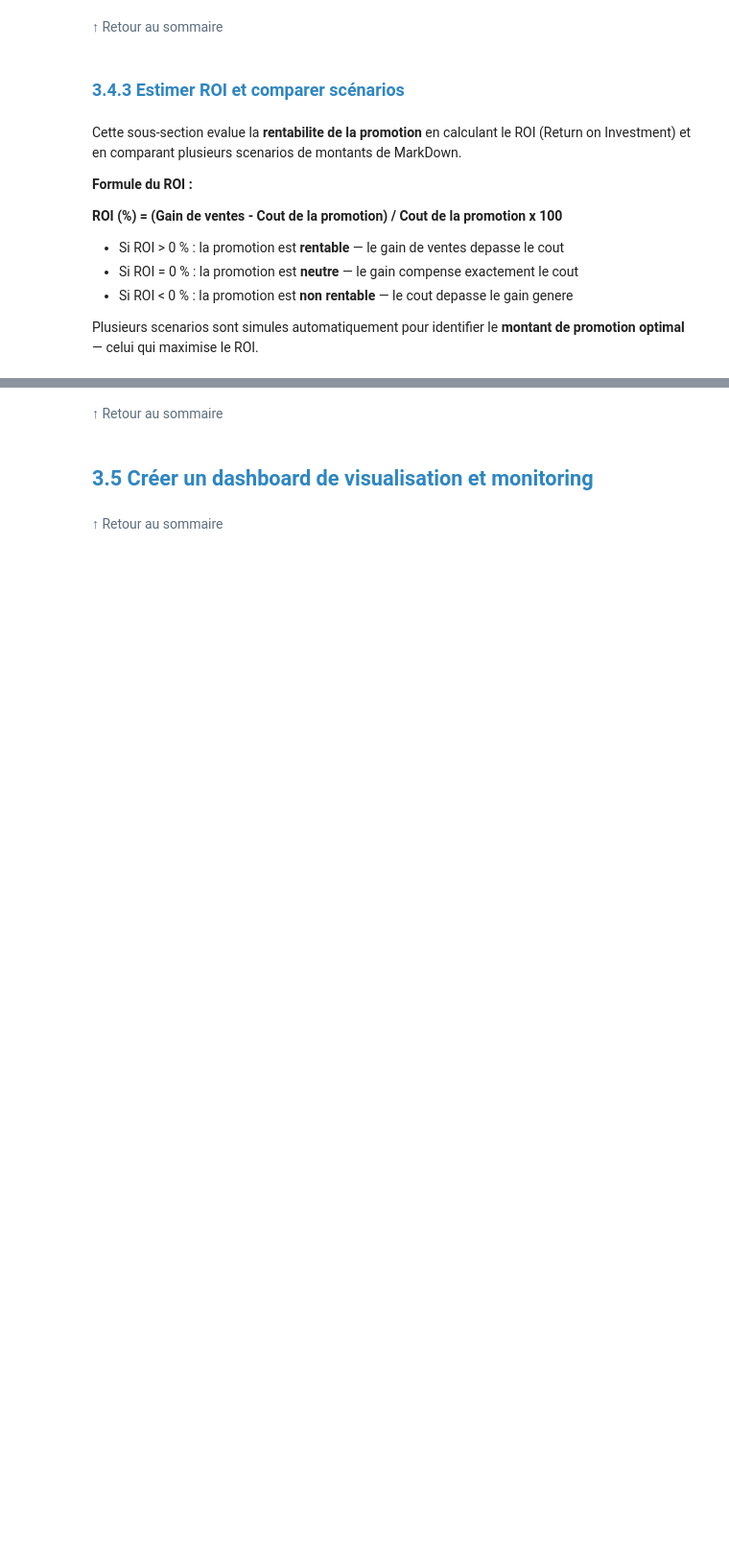
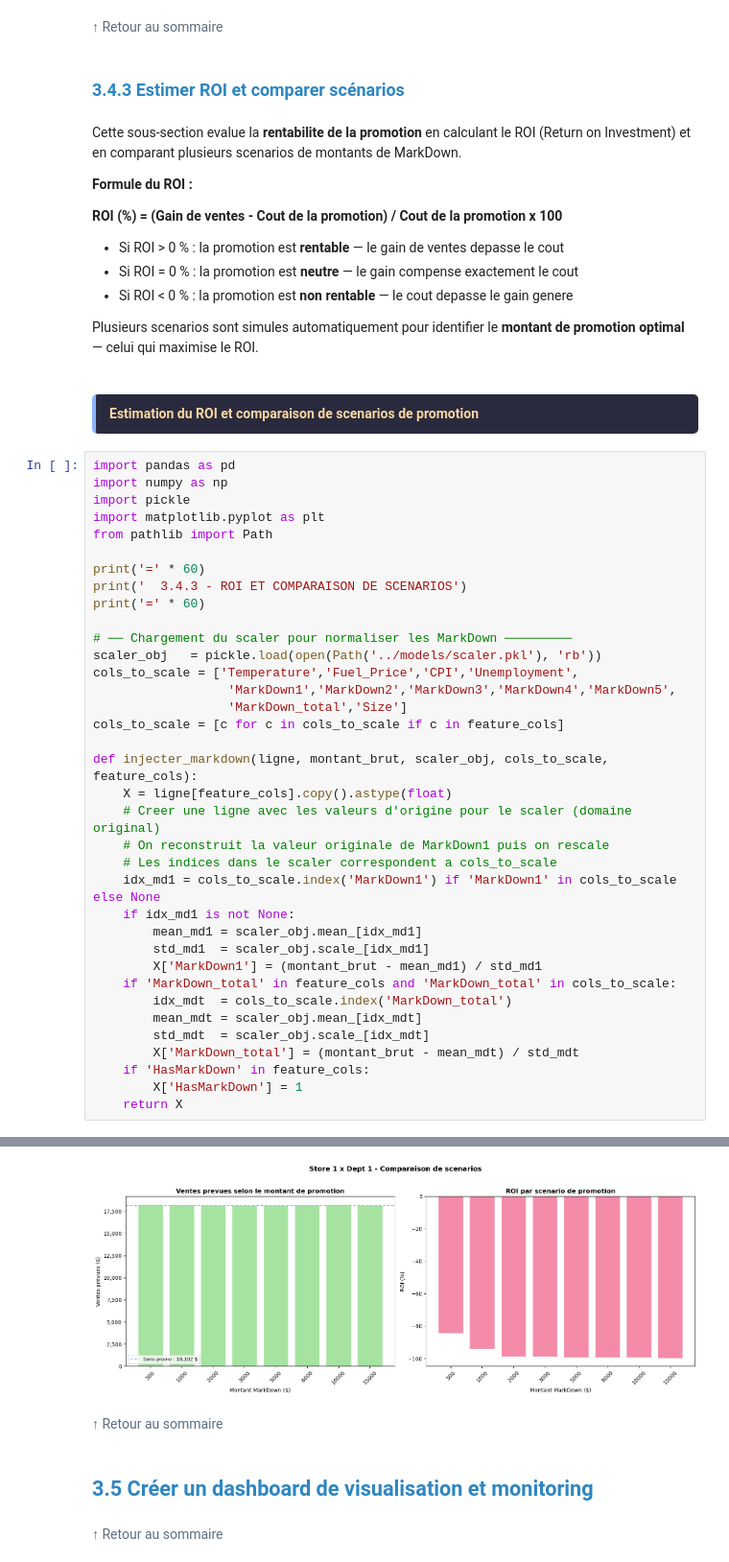
Before and after one commit to AnisHemaida/walmart-sales-forecasting, a Jupyter notebook: notebooks/SIPV_Walmart_EPIC3.ipynb, the cells around one changed output, grey strips where cells are left out. Shown at 96% size. Saved outputs shown, nothing was run; the diff lists cells and outputs as text; blank space fills up the shorter version.

Commit message:
Ajout estimation ROI scenarios comparatifs 02

```diff
--- a/notebooks/SIPV_Walmart_EPIC3.ipynb
+++ b/notebooks/SIPV_Walmart_EPIC3.ipynb
@@ -1102,3 +1102,44 @@ Cette sous-section evalue la **rentabilite de la promotion** en calculant le ROI
 - Si ROI < 0 % : la promotion est **non rentable** — le cout depasse le gain genere
 
 Plusieurs scenarios sont simules automatiquement pour identifier le **montant de promotion optimal** — celui qui maximise le ROI.
+# %% [markdown]
+<div style="background:#2a2a3e; border-left:4px solid #89b4fa; padding:10px 14px; border-radius:5px; margin-top:16px; color:#FAD7A0;">
+<strong>Estimation du ROI et comparaison de scenarios de promotion</strong>
+</div>
+# %%
+import pandas as pd
+import numpy as np
+import pickle
+import matplotlib.pyplot as plt
+from pathlib import Path
+
+print('=' * 60)
+print('  3.4.3 - ROI ET COMPARAISON DE SCENARIOS')
+print('=' * 60)
+
+# ── Chargement du scaler pour normaliser les MarkDown ─────────
+scaler_obj   = pickle.load(open(Path('../models/scaler.pkl'), 'rb'))
+cols_to_scale = ['Temperature','Fuel_Price','CPI','Unemployment',
+                  'MarkDown1','MarkDown2','MarkDown3','MarkDown4','MarkDown5',
+                  'MarkDown_total','Size']
+cols_to_scale = [c for c in cols_to_scale if c in feature_cols]
+
+def injecter_markdown(ligne, montant_brut, scaler_obj, cols_to_scale, feature_cols):
+    X = ligne[feature_cols].copy().astype(float)
+    # Creer une ligne avec les valeurs d'origine pour le scaler (domaine original)
+    # On reconstruit la valeur originale de MarkDown1 puis on rescale
+    # Les indices dans le scaler correspondent a cols_to_scale
+    idx_md1 = cols_to_scale.index('MarkDown1') if 'MarkDown1' in cols_to_scale else None
+    if idx_md1 is not None:
+        mean_md1 = scaler_obj.mean_[idx_md1]
+        std_md1  = scaler_obj.scale_[idx_md1]
+        X['MarkDown1'] = (montant_brut - mean_md1) / std_md1
+    if 'MarkDown_total' in feature_cols and 'MarkDown_total' in cols_to_scale:
+        idx_mdt  = cols_to_scale.index('MarkDown_total')
+        mean_mdt = scaler_obj.mean_[idx_mdt]
+        std_mdt  = scaler_obj.scale_[idx_mdt]
+        X['MarkDown_total'] = (montant_brut - mean_mdt) / std_mdt
+    if 'HasMarkDown' in feature_cols:
+        X['HasMarkDown'] = 1
+    return X
+# %% [output]
@@ -1105,3 +1163,4 @@ Plusieurs scenarios sont simules automatiquement pour identifier le **montant de
+[figure, added]
 # %% [markdown]
 <a href="#0" style="color:#5D6D7E; text-decoration:none;">
 ↑ Retour au sommaire
```
Also changed, not shown: parts of 1 cell of this notebook.
